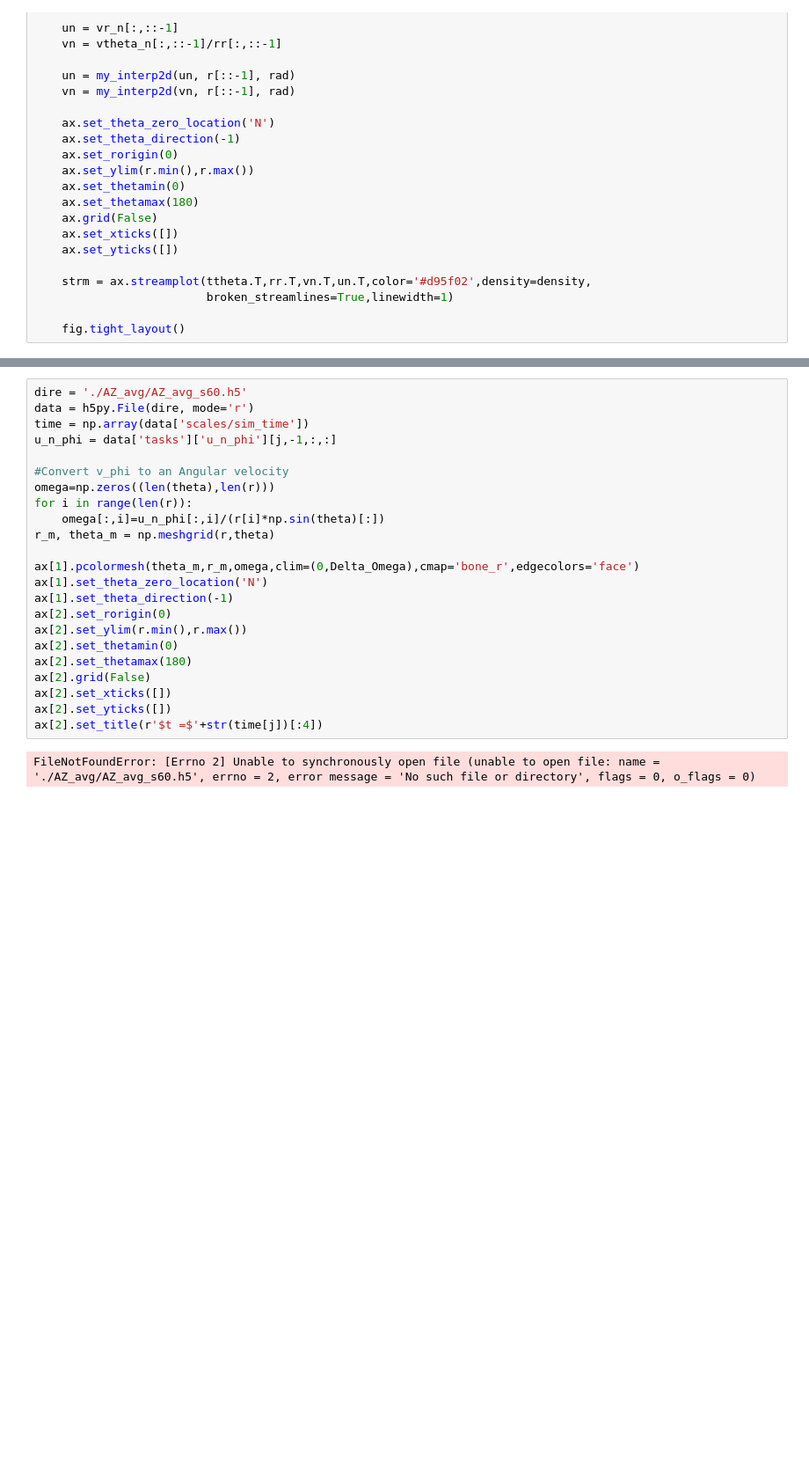
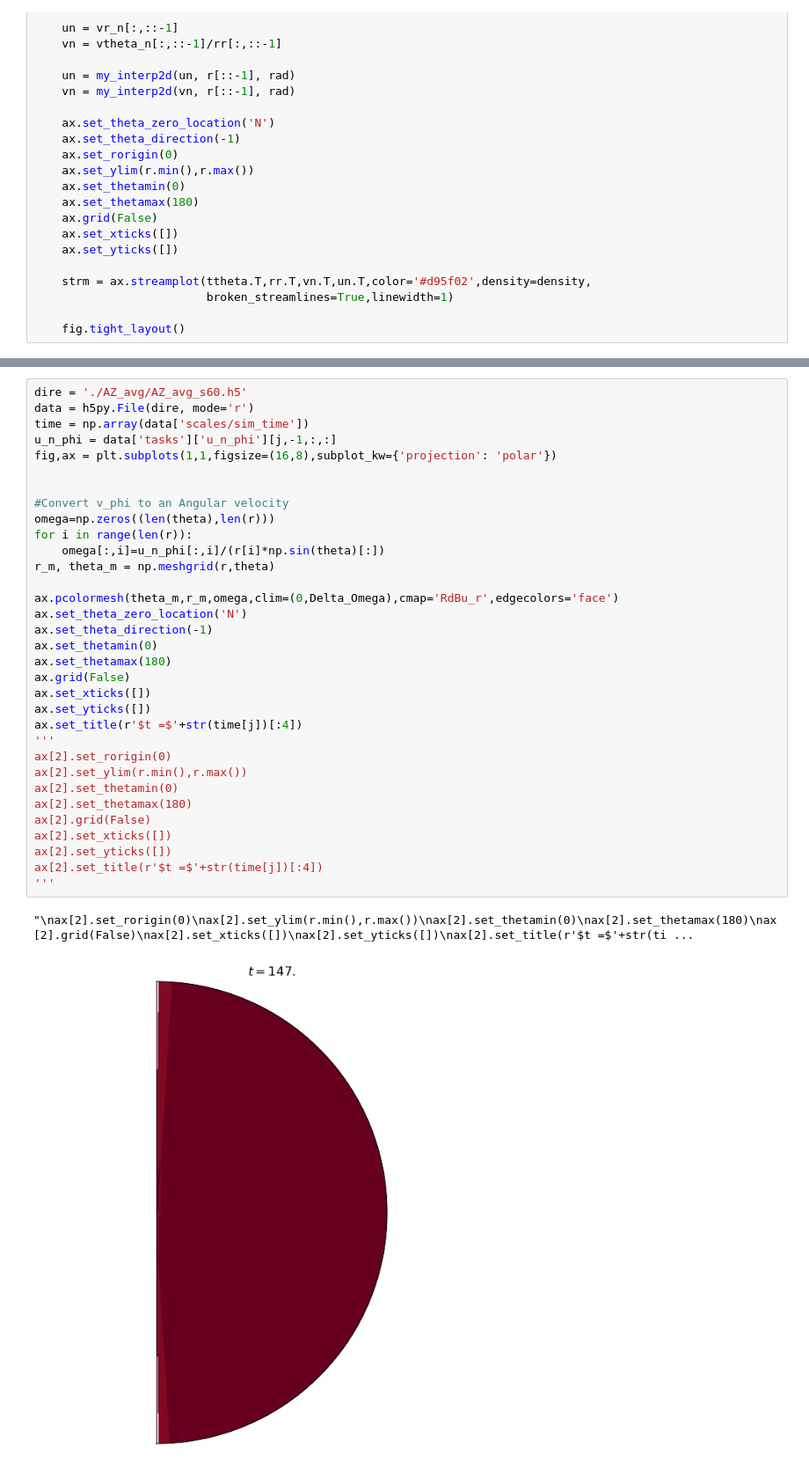
Before and after one commit to Rmc2564/Ekman_vc, a Jupyter notebook: plots.ipynb, the cells around one changed output, grey strips where cells are left out. Shown at 88% size. Drawn from its saved outputs; the diff is of its cells as text; blank space fills up the shorter version.

```diff
--- a/plots.ipynb
+++ b/plots.ipynb
@@ -314,27 +315,38 @@ Text(0.5, 1.0, '$t =$10.2')
 # %%
 dire = './AZ_avg/AZ_avg_s60.h5'
 data = h5py.File(dire, mode='r')
 time = np.array(data['scales/sim_time'])
 u_n_phi = data['tasks']['u_n_phi'][j,-1,:,:]
+fig,ax = plt.subplots(1,1,figsize=(16,8),subplot_kw={'projection': 'polar'})
+
 
 #Convert v_phi to an Angular velocity
 omega=np.zeros((len(theta),len(r)))
 for i in range(len(r)):
     omega[:,i]=u_n_phi[:,i]/(r[i]*np.sin(theta)[:])
 r_m, theta_m = np.meshgrid(r,theta)
 
-ax[1].pcolormesh(theta_m,r_m,omega,clim=(0,Delta_Omega),cmap='bone_r',edgecolors='face')
-ax[1].set_theta_zero_location('N')
-ax[1].set_theta_direction(-1)
+ax.pcolormesh(theta_m,r_m,omega,clim=(0,Delta_Omega),cmap='RdBu_r',edgecolors='face')
+ax.set_theta_zero_location('N')
+ax.set_theta_direction(-1)
+ax.set_thetamin(0)
+ax.set_thetamax(180)
+ax.grid(False)
+ax.set_xticks([])
+ax.set_yticks([])
+ax.set_title(r'$t =$'+str(time[j])[:4])
+'''
 ax[2].set_rorigin(0)
 ax[2].set_ylim(r.min(),r.max())
 ax[2].set_thetamin(0)
 ax[2].set_thetamax(180)
 ax[2].grid(False)
 ax[2].set_xticks([])
 ax[2].set_yticks([])
 ax[2].set_title(r'$t =$'+str(time[j])[:4])
+'''
 # %% [output]
-FileNotFoundError: [Errno 2] Unable to synchronously open file (unable to open file: name = './AZ_avg/AZ_avg_s60.h5', errno = 2, error message = 'No such file or directory', flags = 0, o_flags = 0)
+"\nax[2].set_rorigin(0)\nax[2].set_ylim(r.min(),r.max())\nax[2].set_thetamin(0)\nax[2].set_thetamax(180)\nax[2].grid(False)\nax[2].set_xticks([])\nax[2].set_yticks([])\nax[2].set_title(r'$t =$'+str(ti ...
+[figure, added]
 # %%
 u_n_phi.shape
```
Also changed, not shown: parts of 20 cells of this notebook, 5 other files.
